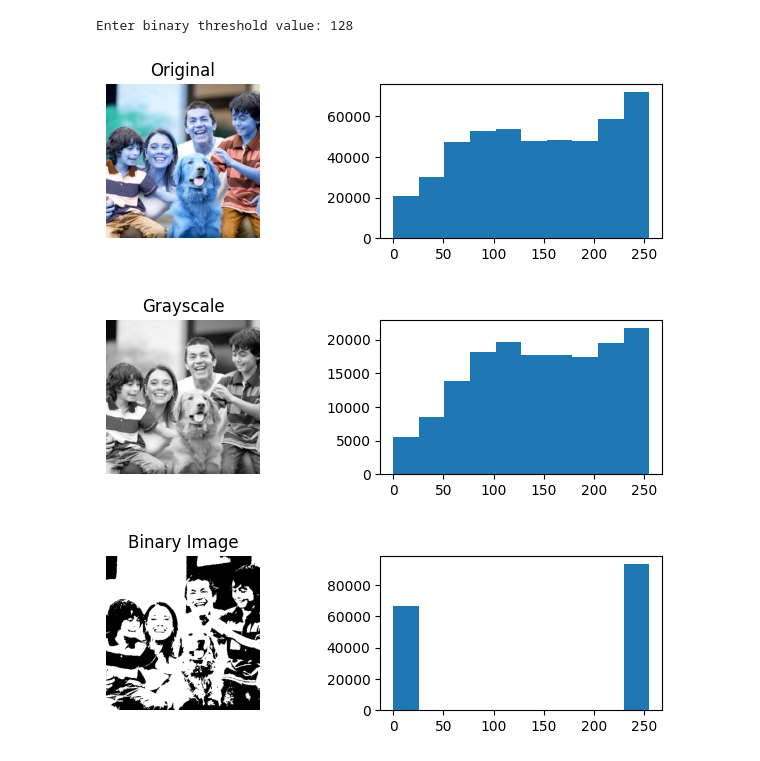
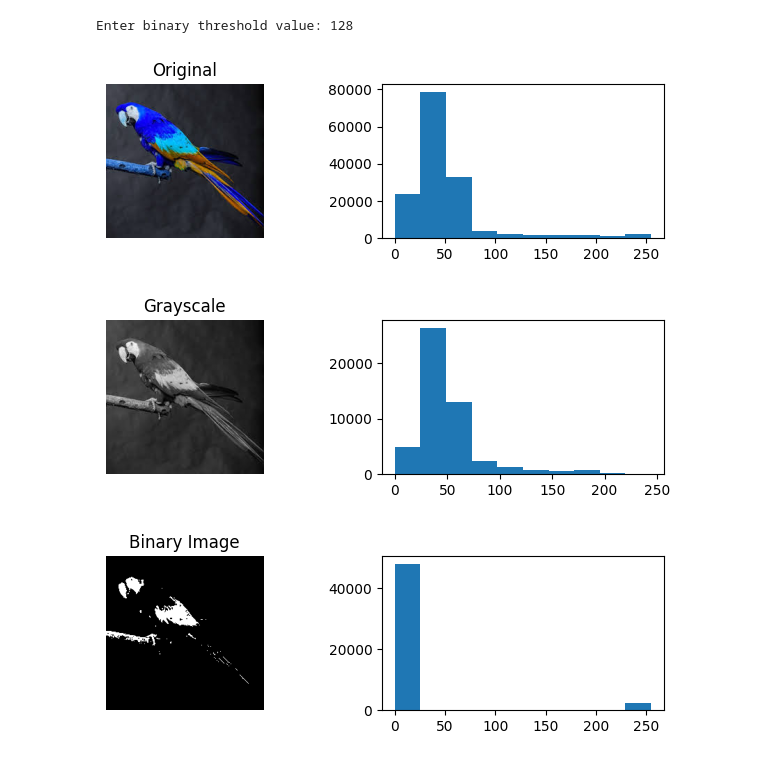
Before and after one commit to Valrite/Digital-Image-Processing-Labs, a Jupyter notebook: Lab1/Lab1.ipynb, the cells around one changed output. Drawn from its saved outputs; the diff is of its cells as text; code cells hidden in the pictures.

```diff
--- a/Lab1/Lab1.ipynb
+++ b/Lab1/Lab1.ipynb
@@ -49,31 +58,30 @@ ax[2].imshow(only_B)
 # %%
-# Function to display an image and its histogram
 def display_image_and_histogram(image, plot_title, cmap=None):
   fig, ax = plt.subplots(1, 2, figsize=(8, 2))
 # Show Image with relevant title at ax[0]
   ax[0].imshow(image, cmap=cmap)
   ax[0].set_title(plot_title)
   ax[0].axis('off')
 #show histogram with relevant title at ax[1]
   ax[1].hist(image.ravel())
 
 # 1. Load image
-im = cv2.imread('pet.jpg')
+im = cv2.imread('bird.jpeg')
 # 2. Create a grayscale image 'gray' using relevant formula
 B,G,R = cv2.split(im)
 gray = 0.299*R+0.587*G+0.114*B
 # 3. Ask user to enter threshold 'th'
 th = int(input("Enter binary threshold value: "))
 # 4. Create a binary image using the threshold value
 binary = gray.copy()
 binary[binary>=th]=255
 binary[binary<th]=0
 # Display all images with histograms
 display_image_and_histogram(im, "Original")
 display_image_and_histogram(gray, "Grayscale", cmap="gray")
 display_image_and_histogram(binary, "Binary Image", cmap="gray")
 # %% [output]
 Enter binary threshold value: 128
-[figure, old version]
+[figure, new version]
-[figure, old version]
+[figure, new version]
-[figure, old version]
+[figure, new version]
```
Also changed, not shown: parts of 5 cells of this notebook.
